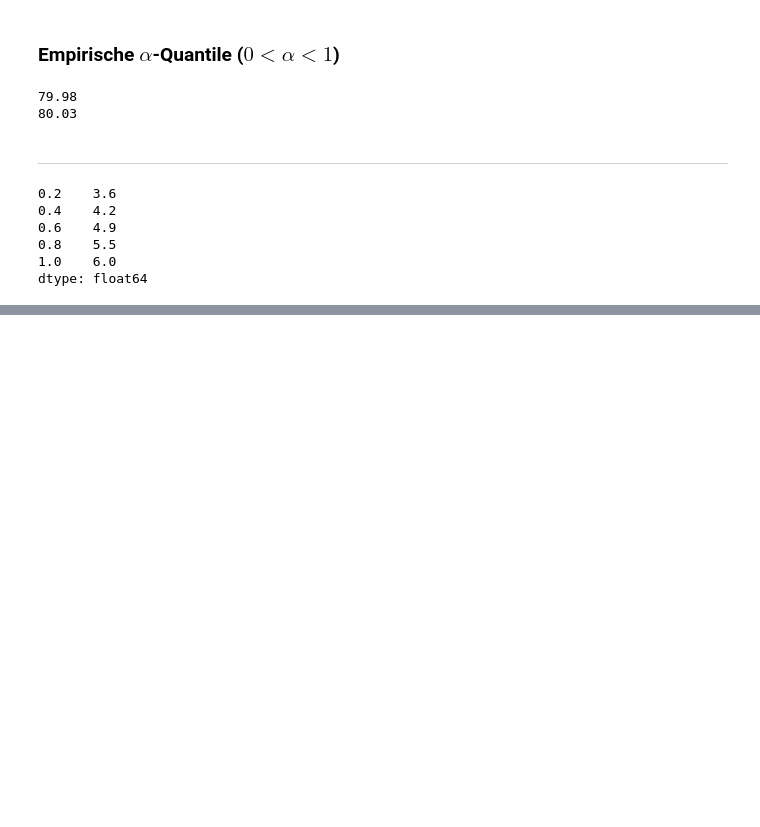
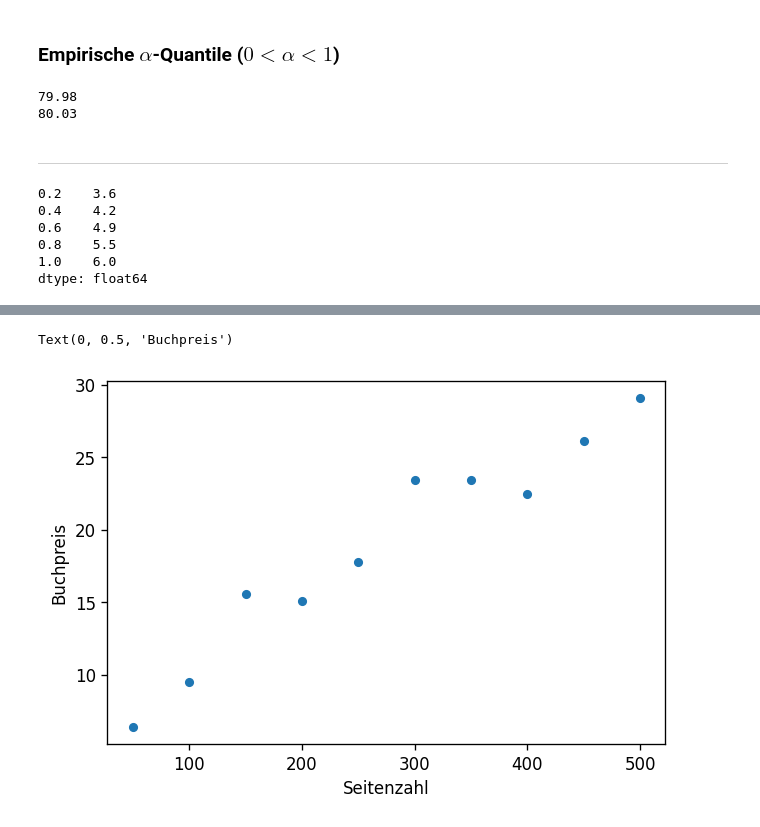
Before and after one commit to joelvonrotz/BSc-electrical-engineering, a Jupyter notebook: semester 3/math/stochastic.ipynb, the cells around one changed output, grey strips where cells are left out. Cells and saved outputs as stored; diff of their text form; code cells hidden in the pictures; blank space fills up the shorter version.

```diff
--- a/semester 3/math/stochastic.ipynb
+++ b/semester 3/math/stochastic.ipynb
@@ -123,0 +179,8 @@ dtype: float64
+# %%
+book = pd.DataFrame({
+  "pages": np.linspace(50,500,10),
+  "prices": ([6.4,9.5,15.6,15.1,17.8,23.4,23.4,22.5,26.1,29.1])
+})
+book.index = pd.Index(["Buch 1","Buch 2","Buch 3","Buch 4","Buch 5","Buch 6","Buch 7","Buch 8","Buch 9","Buch 10"])
+
+book
@@ -123,0 +199,7 @@ dtype: float64
+# %%
+book.plot(kind="scatter", x="pages", y="prices")
+plt.xlabel("Seitenzahl")
+plt.ylabel("Buchpreis")
+# %% [output]
+Text(0, 0.5, 'Buchpreis')
+[figure, added]
```
Also changed, not shown: parts of 12 cells of this notebook, 9 other files.
